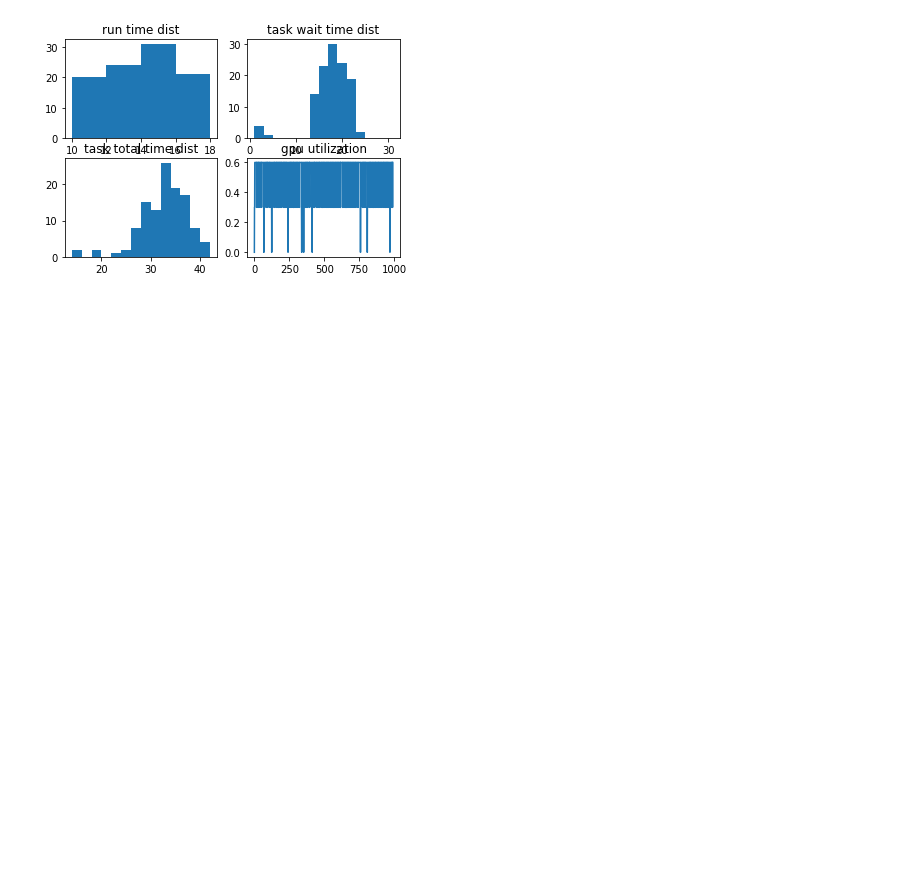
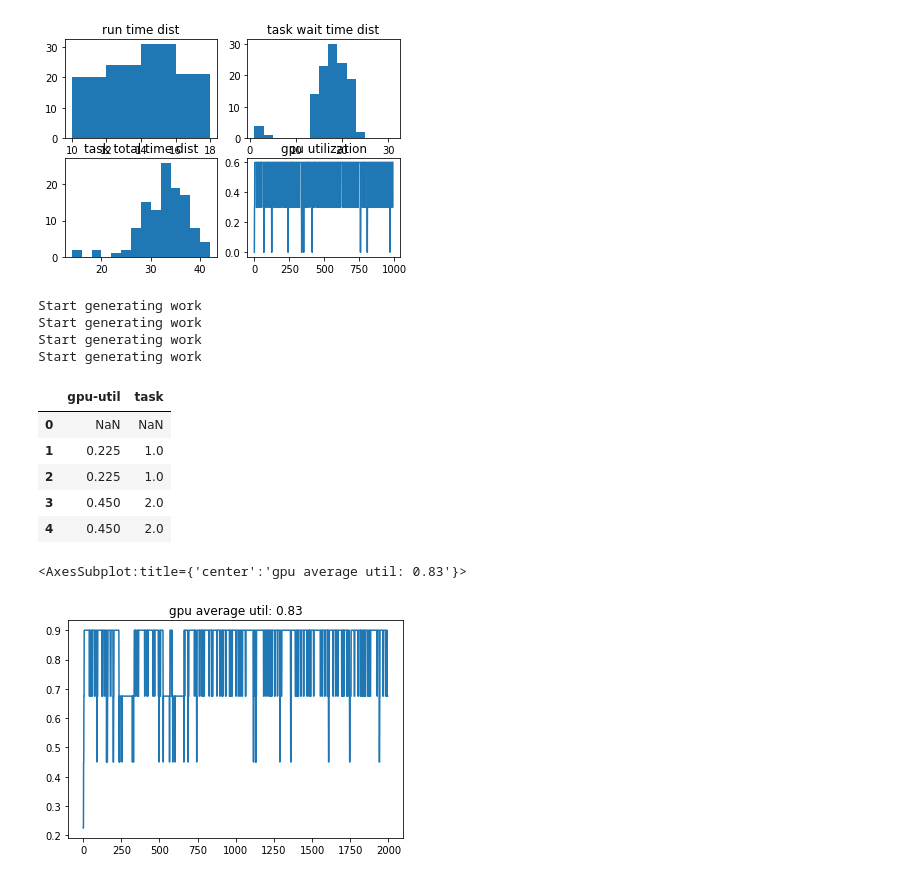
Before and after one commit to hxy9243/scheduler-simulator, a Jupyter notebook: jupyterbook/closed_sim.ipynb, the cells around one changed output. Drawn from its saved outputs; the diff is of its cells as text; code cells hidden in the pictures; blank space fills up the shorter version.

```diff
--- a/jupyterbook/closed_sim.ipynb
+++ b/jupyterbook/closed_sim.ipynb
@@ -69,3 +80,40 @@ sub[1][1].set_title('gpu utilization')
 plt.show()
 # %% [output]
 [figure]
+# %%
+sim = Simulator()
+
+
+sim.add_node({'gpus': GpuSet([1, 1, 1, 1])})
+dispatcher = sim.add_dispatcher('random')
+
+for _ in range(4):
+    dispatcher.add_workload('closed_random',
+                            income_range=(0, 0), tasktime_range=(10, 100),
+                            resources={'gpus': [0.2, 0.7]})
+dispatcher.add_scheduler('basic', sim.nodes, scheme='random')
+
+sim.run(until=2000)
+# %% [output]
+Start generating work
+Start generating work
+Start generating work
+Start generating work
+# %%
+node_stats = sim.nodes[0].records
+node_ts = node_stats.loc[:,('gpu-util', 'task')] \
+    .reindex(range(0, int(node_stats.index[-1])), method='pad')
+
+display(node_ts.head())
+
+mean = node_ts.mean(axis='index')
+node_ts['gpu-util'].plot(title='gpu average util: %.2f' % mean['gpu-util'])
+# %% [output]
+|  | gpu-util | task |
+| 0 | NaN | NaN |
+| 1 | 0.225 | 1.0 |
+| 2 | 0.225 | 1.0 |
+| 3 | 0.450 | 2.0 |
+| 4 | 0.450 | 2.0 |
+<AxesSubplot:title={'center':'gpu average util: 0.83'}>
+[figure, added]
```
Also changed, not shown: parts of 5 cells of this notebook.
